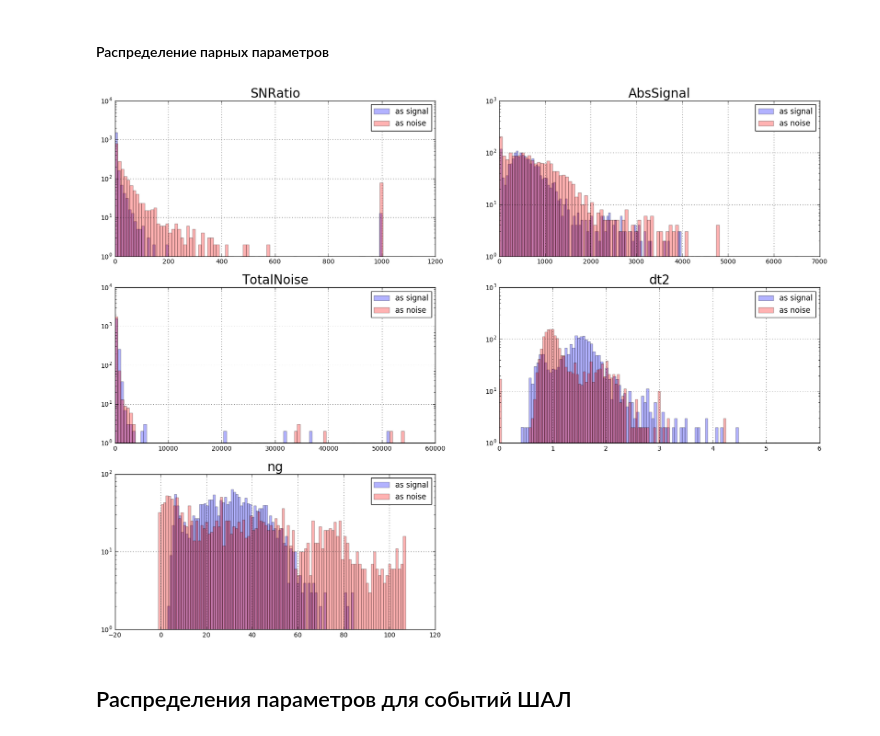
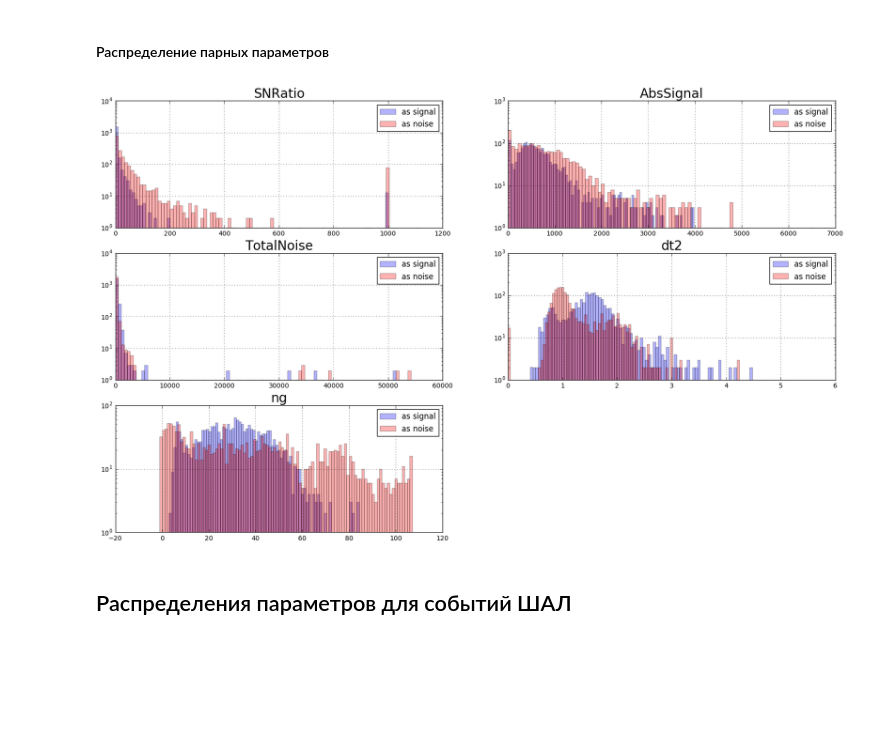
Before and after one commit to bonvech/Sphere, a Jupyter notebook: SelectEAS/SelectEAS-Features1.ipynb, the cells around one changed output. Saved outputs shown, nothing was run; the diff lists cells and outputs as text; code cells hidden in the pictures; blank space fills up the shorter version.

```diff
--- a/SelectEAS/SelectEAS-Features1.ipynb
+++ b/SelectEAS/SelectEAS-Features1.ipynb
@@ -72,17 +72,17 @@ for i in range(len(param)):
 # %%
 # Парные параметры
 sparam=['SNRatio','AbsSignal','TotalNoise','dt2','ng']
-plt.figure(figsize=(20,15))
+plt.figure(figsize=(20,12))
 for i in range(len(sparam)):
     plt.subplot(321+i)
     plt.hist(all[sparam[i]+'_s'][all['AbsSignal_s'] < 4500], bins = 100, alpha = 0.3, color = 'b', label=r"as signal") #, normed=True
     plt.hist(all[sparam[i]+'_n'][all['AbsSignal_s'] < 4500], bins = 100, alpha = 0.3, color = 'r', label=r"as noise")  #, normed=True
     plt.title(sparam[i], size = 20)
     plt.legend(loc=1)
     plt.yscale('log')
     plt.grid()
 # %% [output]
-[figure, old version]
+[figure, new version]
 # %% [markdown]
 ## Распределения параметров для событий ШАЛ
 # %%
```
Also changed, not shown: parts of 18 cells of this notebook, 1 other file.
